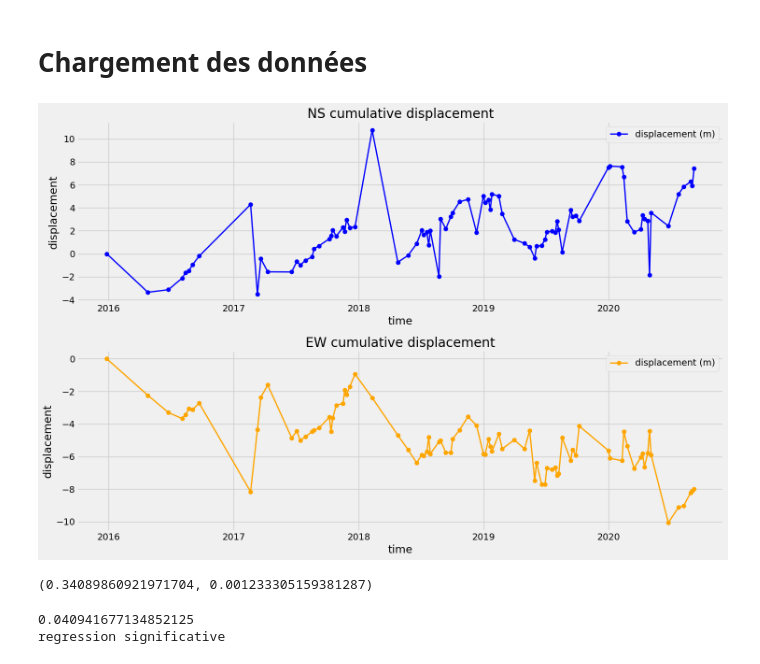
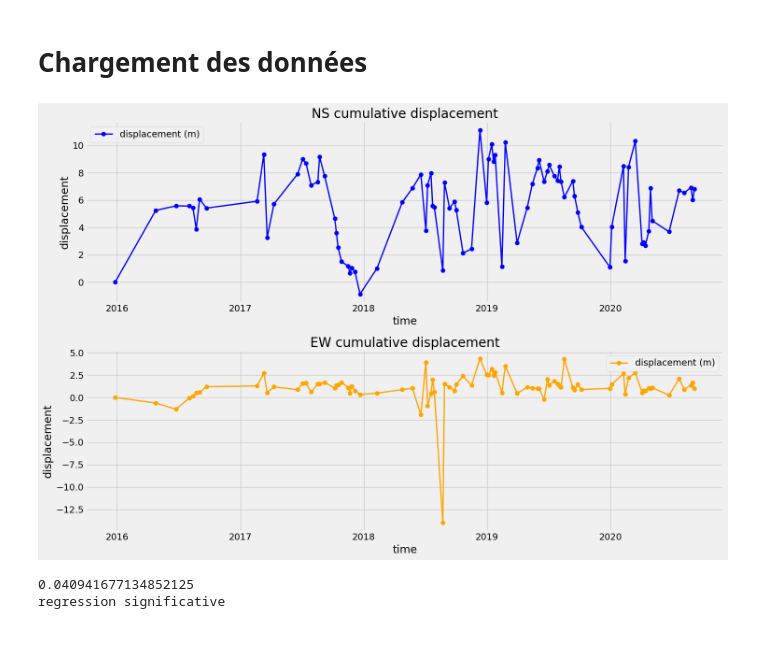
Before and after one commit to EddyVianney/Stage_master2_sdsc_eost, a Jupyter notebook: stage_master_version_2.ipynb, the cells around one changed output. Saved outputs shown, nothing was run; the diff lists cells and outputs as text; code cells hidden in the pictures.

```diff
--- a/stage_master_version_2.ipynb
+++ b/stage_master_version_2.ipynb
@@ -494,7 +491,14 @@ class DataFromImageCorrelation():
         self.compute_vlm_std()
         vfunc = np.vectorize(self.debug_is_to_select)
         x = vfunc(np.arange(len(self.pixels)), factor)
+        print(x, len(x))
         self.non_filtered_ids = x.nonzero()[0].tolist()
+
+    def filter_by5(self, factor):
+        self.non_filtered_ids.clear()
+        for n in range(len(self.pixels)):
+            if self.debug_is_to_select(n, factor):
+                self.non_filtered_ids.append(n)
 
     def is_to_select(self, n, factor):
         return (self.pixels[n].get_mean_velocity() > factor * self.sigma and
@@ -897,6 +901,17 @@ class Visualization():
                     #axs[num_row, num_col].set_title('serie: %s'%(self.names[num_row*num_cols + num_col].split('.')[0]))
         plt.show()
 
+    def generate_km_file_testing(self, pixels, listes, colors):
+        url = 'http://maps.google.com/mapfiles/ms/micons/'
+        kml = simplekml.Kml()
+        for m in range(len(listes)):
+            for n in listes[m]:
+                lat, lon = pixels[n].lat, pixels[n].lon
+                pnt = kml.newpoint(description=str(n), coords=[(lat, lon)])
+                pnt.iconstyle.icon.href = url + colors[m] + '-dot.png'
+        kml.save('testing_points' + '.kml')
+
+
     def generate_kml_file(self, mask, latitudes, longitudes, color, filename='visualization'):
 
         url = 'http://maps.google.com/mapfiles/ms/micons/'
@@ -950,12 +965,12 @@ def is_sign_random(self):
     ew_prop = self.compute_sign_change_proportion_ew()
     return abs(ns_prop[0] - ns_prop[1]) > 0.5 or abs(ew_prop[0] - ew_prop[1]) > 0.5
 # %%
-n = 34615
+m = 47521
 index = Data.non_filtered_ids
 #viz.plot_disp_ns_ew(Data.pixels[n].ns , Data.pixels[n].ew)
-Visualization().plot_disp_ns_ew(Data.pixels[n].ns, Data.pixels[n].ew)
+Visualization().plot_disp_ns_ew(Data.pixels[m].ns, Data.pixels[m].ew)
 # %% [output]
-[figure, old version]
+[figure, new version]
 # %%
 def compute_vel(ns_component, ew_component):
     return math.sqrt(ns_component * ns_component + ew_component * ew_component)
@@ -988,11 +1003,6 @@ def get_days(index):
 
 def compute_pearson_coef(serie, index):
     return stats.pearsonr(np.squeeze(serie.values), get_days(index))
-# %%
-from scipy import stats
-compute_pearson_coef(Data.pixels[n].ns, Data.pixels[n].ns.index)
-# %% [output]
-(0.34089860921971704, 0.001233305159381287)
 # %%
 def prepare(serie):
     # transformer les index en durée pour pouvoir effectuer une regression linéaire
```
Also changed, not shown: parts of 77 cells of this notebook, 17 other files.
